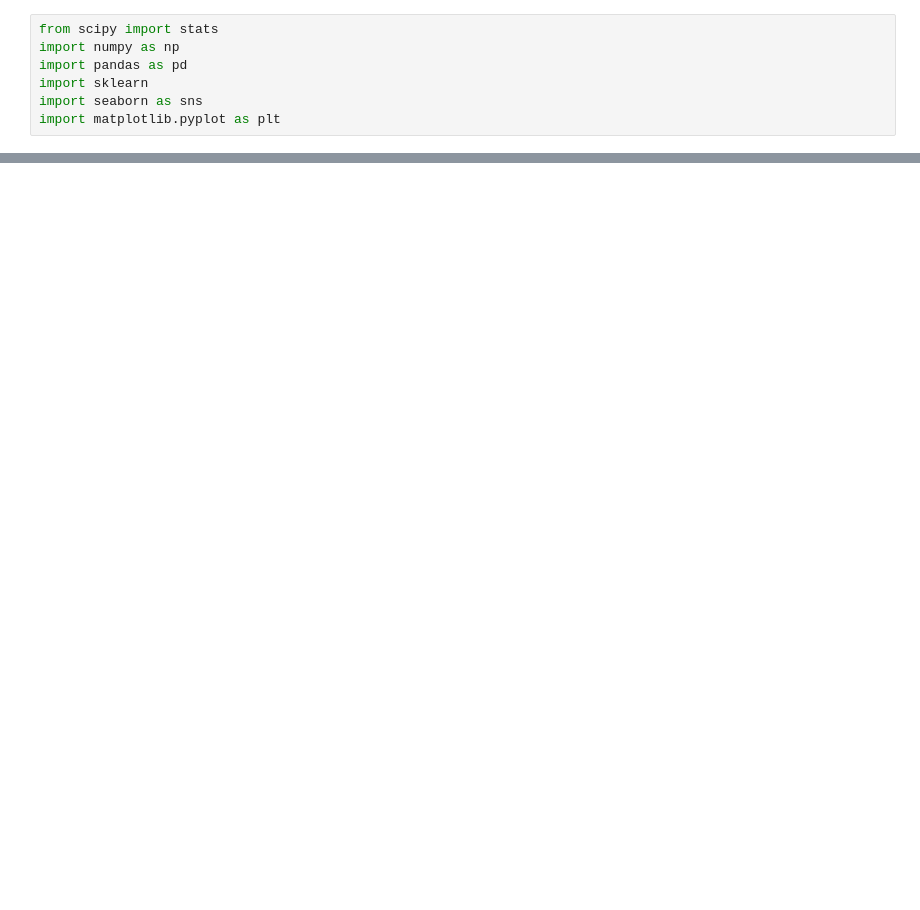
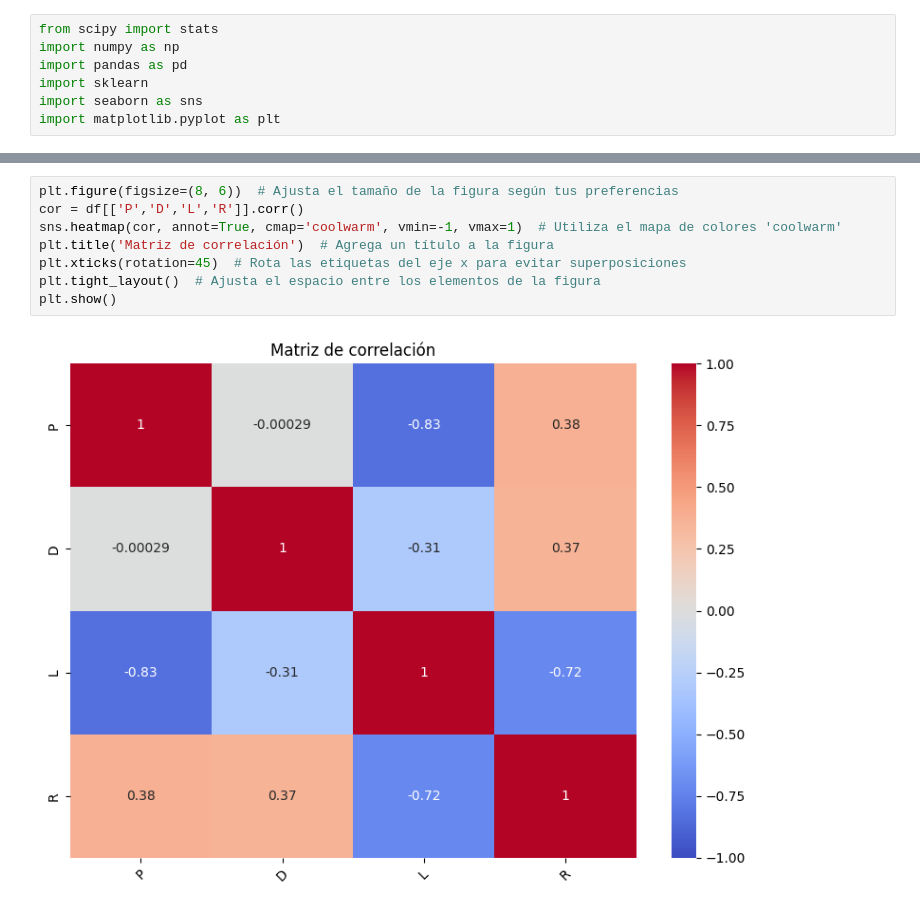
Before and after one commit to bryanqg92/NLG_GENESYS, a Jupyter notebook: EDA.ipynb, the cells around one changed output, grey strips where cells are left out. Saved outputs shown, nothing was run; the diff lists cells and outputs as text; blank space fills up the shorter version.

```diff
--- a/EDA.ipynb
+++ b/EDA.ipynb
@@ -26,0 +33,10 @@ plt.show()
+# %%
+plt.figure(figsize=(8, 6))  # Ajusta el tamaño de la figura según tus preferencias
+cor = df[['P','D','L','R']].corr()
+sns.heatmap(cor, annot=True, cmap='coolwarm', vmin=-1, vmax=1)  # Utiliza el mapa de colores 'coolwarm'
+plt.title('Matriz de correlación')  # Agrega un título a la figura
+plt.xticks(rotation=45)  # Rota las etiquetas del eje x para evitar superposiciones
+plt.tight_layout()  # Ajusta el espacio entre los elementos de la figura
+plt.show()
+# %% [output]
+[figure, added]
```
Also changed, not shown: parts of 8 cells of this notebook, 29 other files.
